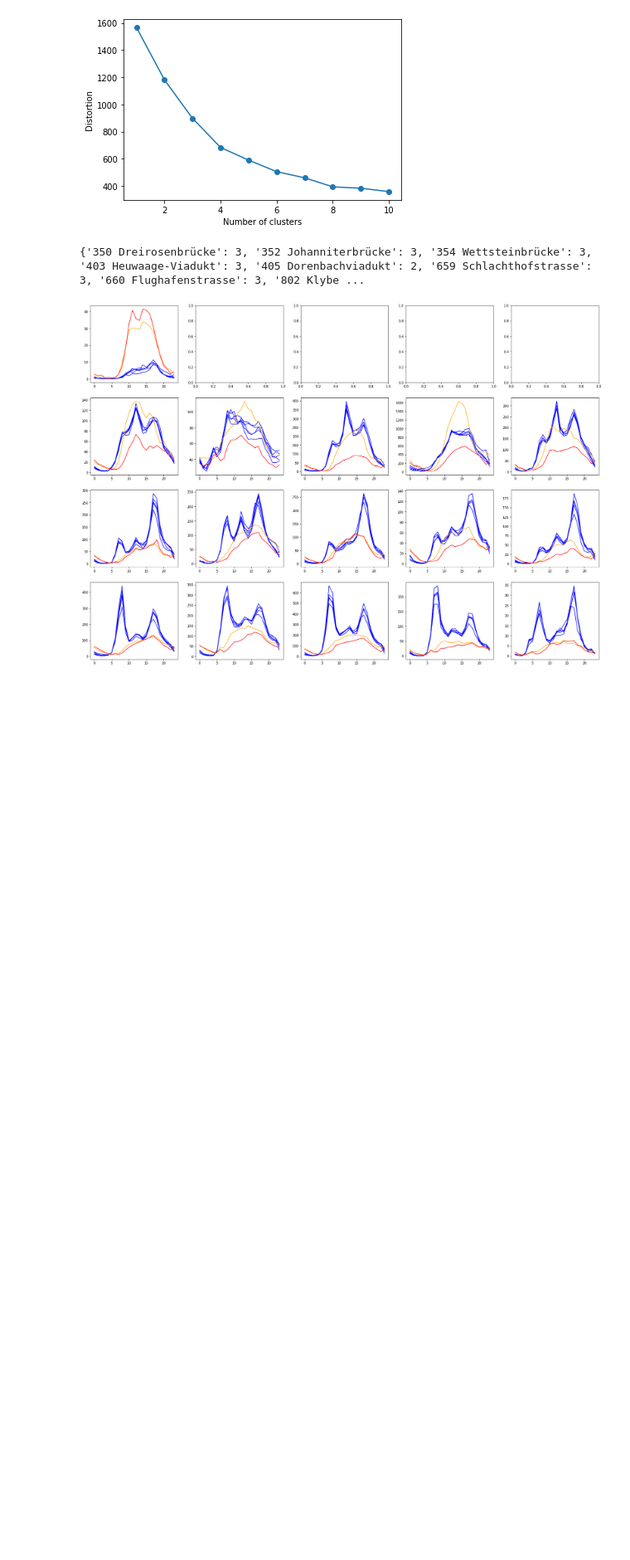
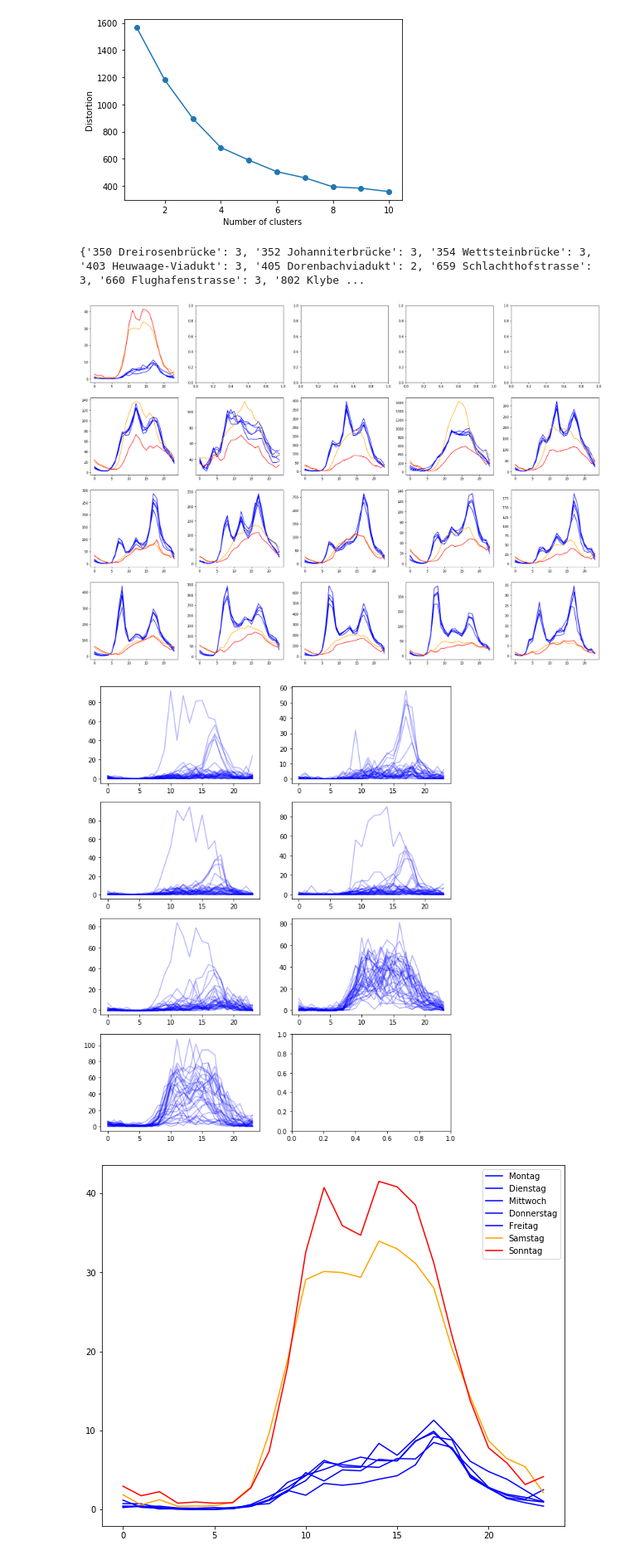
Before and after one commit to 1b15/walk-flow, a Jupyter notebook: notebooks/basel_analysis.ipynb, the cells around one changed output. Shown at 83% size. Drawn from its saved outputs; the diff is of its cells as text; code cells hidden in the pictures; blank space fills up the shorter version.

```diff
--- a/notebooks/basel_analysis.ipynb
+++ b/notebooks/basel_analysis.ipynb
@@ -156,3 +156,8 @@ print(get_cluster_roles(location_hourly_sum, locs))
 [figure]
 {'350 Dreirosenbrücke': 3, '352 Johanniterbrücke': 3, '354 Wettsteinbrücke': 3, '403 Heuwaage-Viadukt': 3, '405 Dorenbachviadukt': 2, '659 Schlachthofstrasse': 3, '660 Flughafenstrasse': 3, '802 Klybe ...
 [figure]
+# %%
+location_plot(location_hourly_sum, '918 Elsässerrheinweg', show=2)
+# %% [output]
+[figure, added]
+[figure, added]
```
Also changed, not shown: parts of 4 cells of this notebook.
